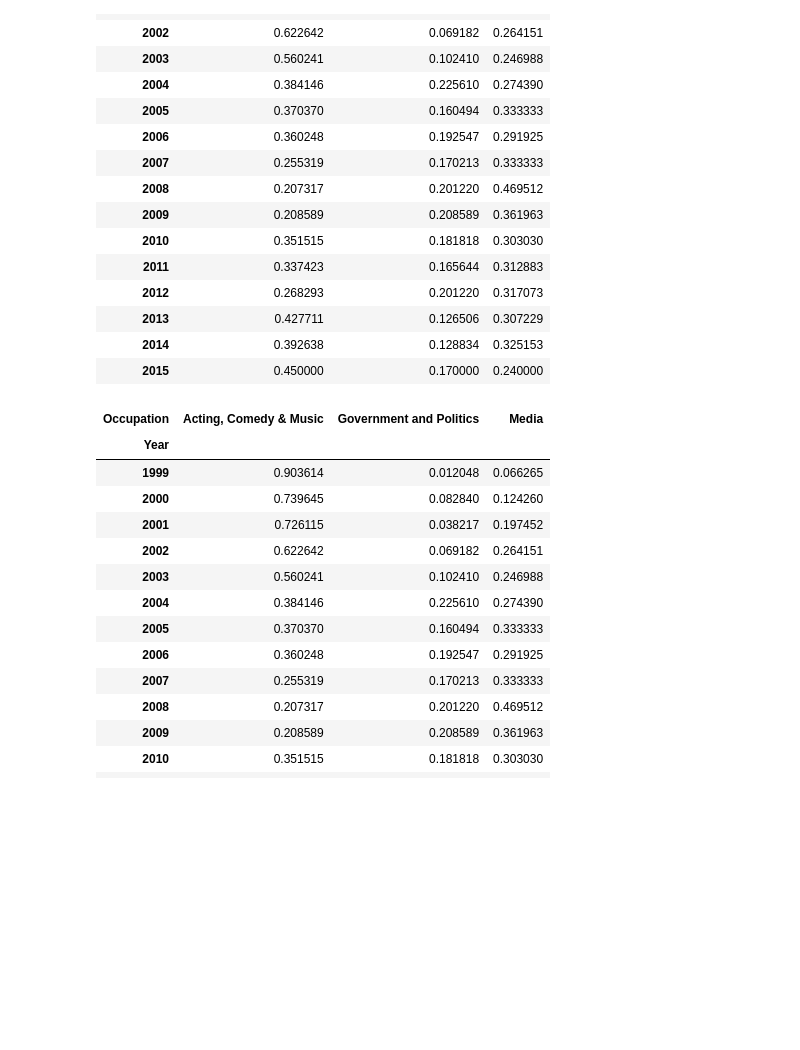
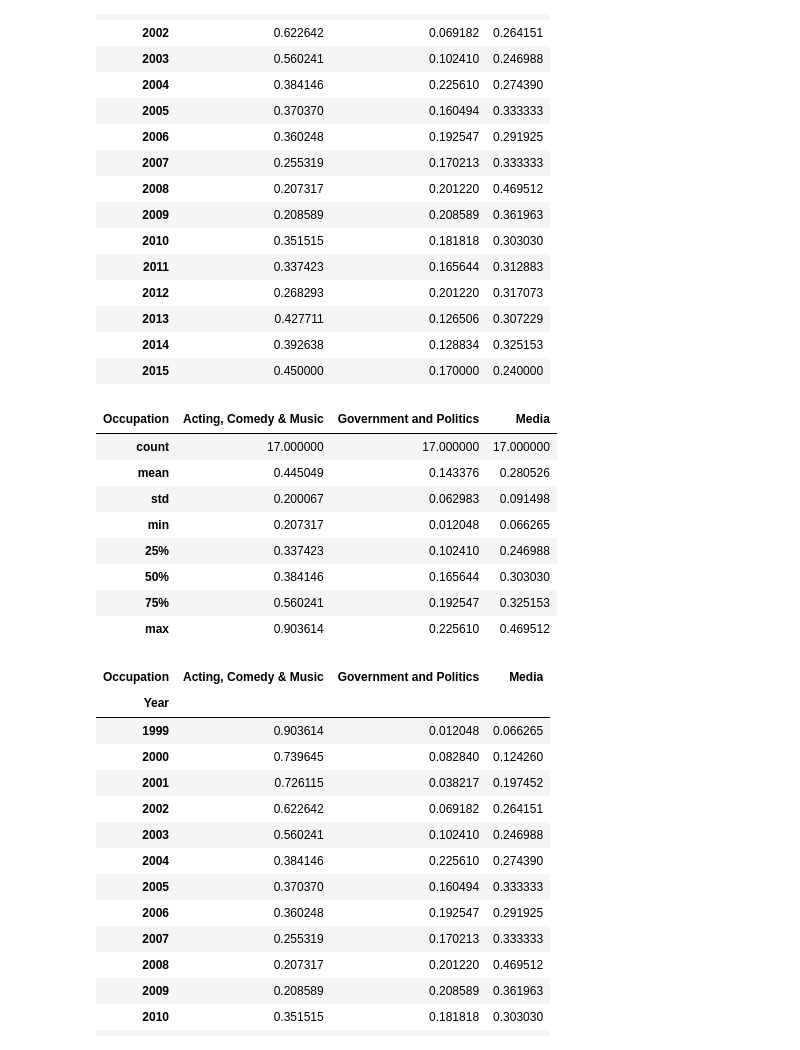
Before and after one commit to bloominstituteoftechnology/DS-Sprint-02-Storytelling-With-Data, a Jupyter notebook: DS_Unit_1_Sprint_Challenge_2.ipynb, the cells around one changed output. Drawn from its saved outputs; the diff is of its cells as text; code cells hidden in the pictures; blank space fills up the shorter version.

```diff
--- a/DS_Unit_1_Sprint_Challenge_2.ipynb
+++ b/DS_Unit_1_Sprint_Challenge_2.ipynb
@@ -137,6 +137,18 @@ yop
 | 2013 | 0.427711 | 0.126506 | 0.307229 |
 | 2014 | 0.392638 | 0.128834 | 0.325153 |
 | 2015 | 0.450000 | 0.170000 | 0.240000 |
+# %%
+yop.describe()
+# %% [output]
+| Occupation | Acting, Comedy & Music | Government and Politics | Media |
+| count | 17.000000 | 17.000000 | 17.000000 |
+| mean | 0.445049 | 0.143376 | 0.280526 |
+| std | 0.200067 | 0.062983 | 0.091498 |
+| min | 0.207317 | 0.012048 | 0.066265 |
+| 25% | 0.337423 | 0.102410 | 0.246988 |
+| 50% | 0.384146 | 0.165644 | 0.303030 |
+| 75% | 0.560241 | 0.192547 | 0.325153 |
+| max | 0.903614 | 0.225610 | 0.469512 |
 # %%
 rows = yop.iloc[0:16]
 rows
```
Also changed, not shown: parts of 6 cells of this notebook.
